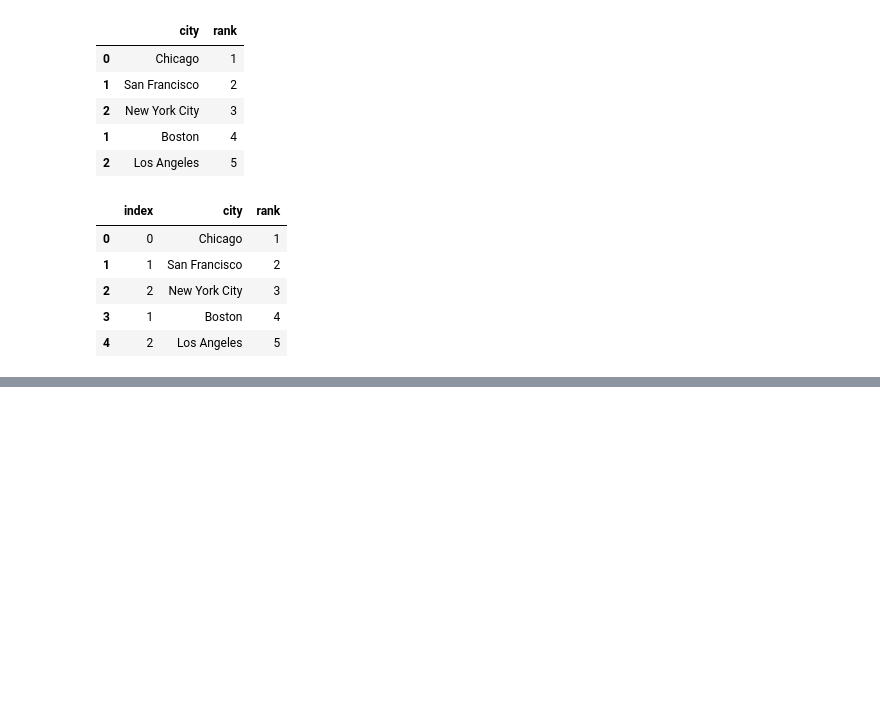
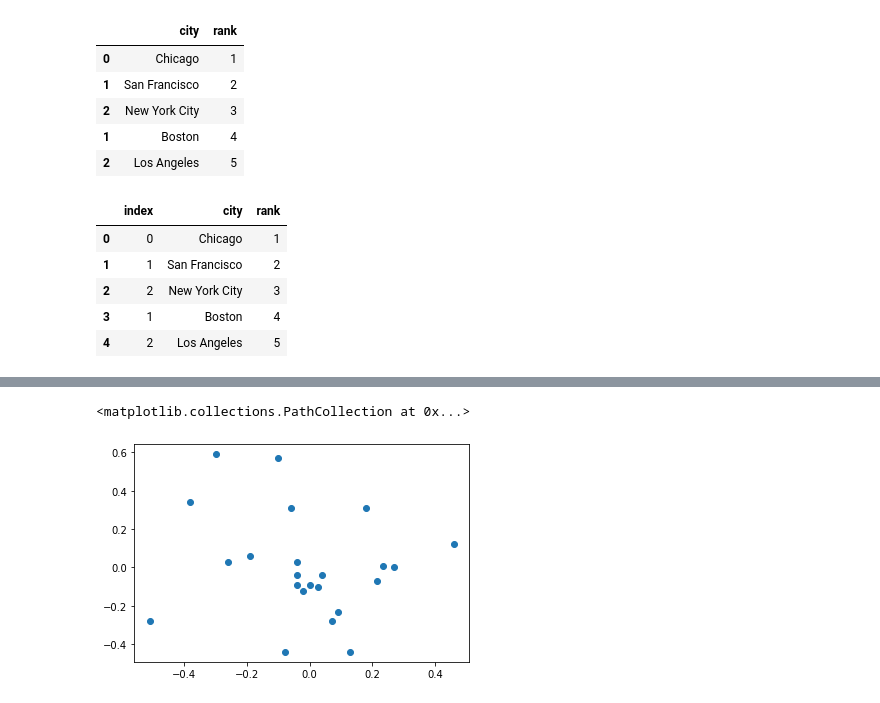
Before and after one commit to leodrivera/Leo_Notebooks, a Jupyter notebook: Semana3/Pandas.ipynb, the cells around one changed output, grey strips where cells are left out. Cells and saved outputs as stored; diff of their text form; code cells hidden in the pictures; blank space fills up the shorter version.

```diff
--- a/Semana3/Pandas.ipynb
+++ b/Semana3/Pandas.ipynb
@@ -237,0 +368,5 @@ tips.to_csv('tips2.csv')
+# %%
+plt.scatter(df_T['YAL014C'],df_T['YAL001C'])
+# %% [output]
+<matplotlib.collections.PathCollection at 0x...>
+[figure, added]
```
Also changed, not shown: parts of 16 cells of this notebook.
